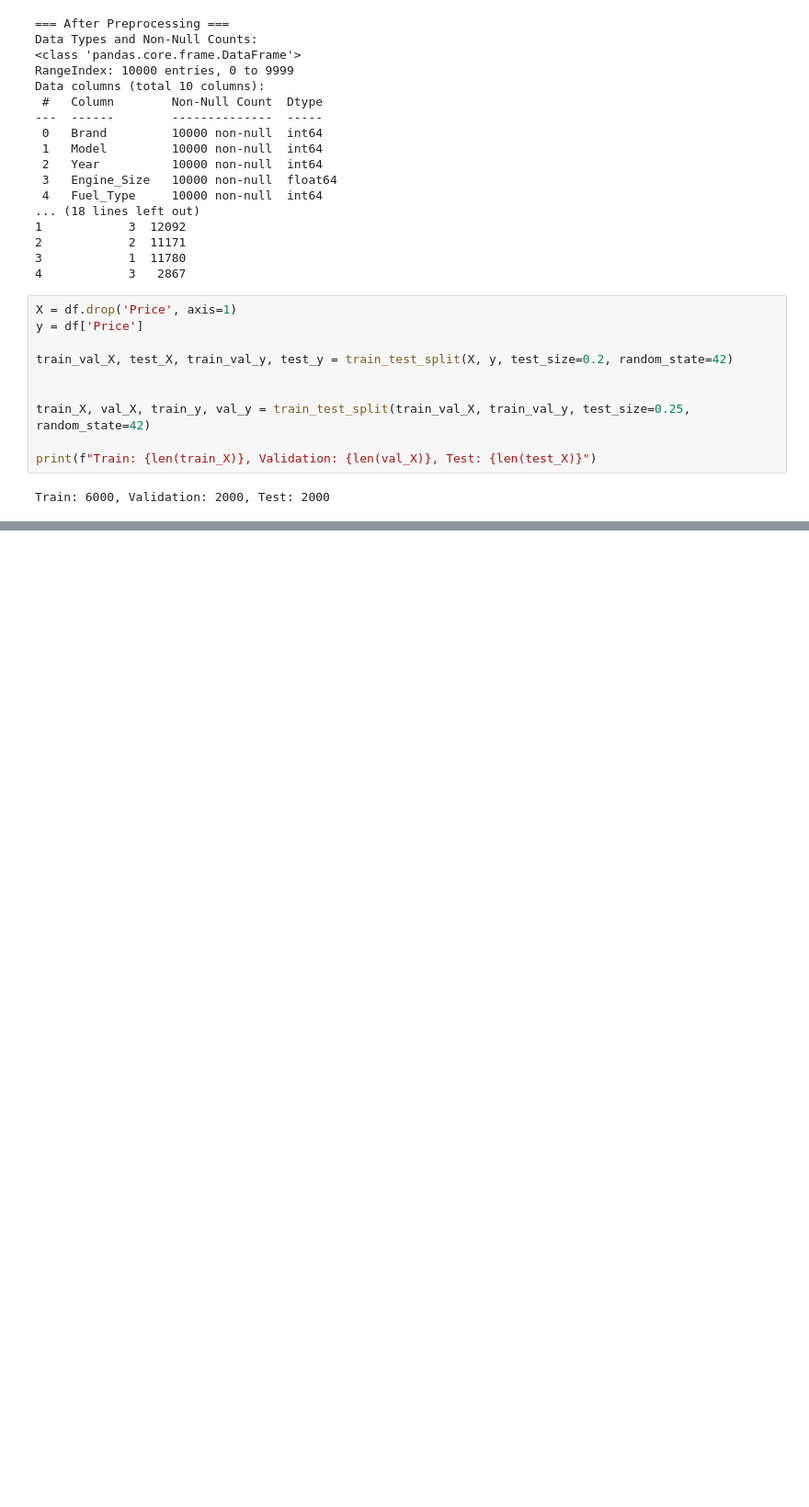
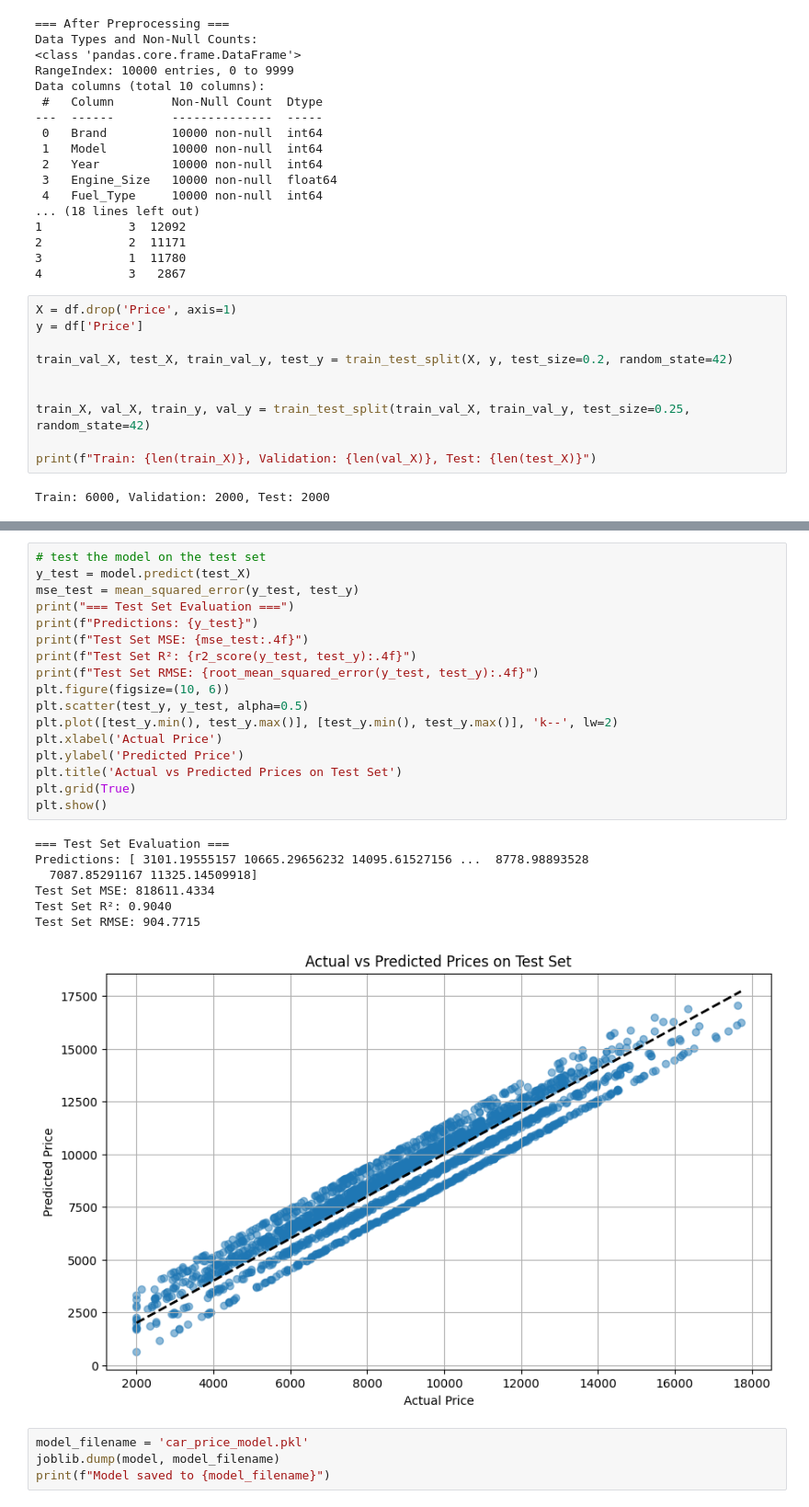
Before and after one commit to lutfialvarop/ML-Predicted-Car, a Jupyter notebook: Regression.ipynb, the cells around one changed output, grey strips where cells are left out. Shown: that part at 92% size. Cells and saved outputs as stored; diff of their text form; blank space fills up the shorter version.

```diff
--- a/Regression.ipynb
+++ b/Regression.ipynb
@@ -171,0 +190,29 @@ Final test R²: 0.9081
+# %%
+# test the model on the test set
+y_test = model.predict(test_X)
+mse_test = mean_squared_error(y_test, test_y)
+print("=== Test Set Evaluation ===")
+print(f"Predictions: {y_test}")
+print(f"Test Set MSE: {mse_test:.4f}")
+print(f"Test Set R²: {r2_score(y_test, test_y):.4f}")
+print(f"Test Set RMSE: {root_mean_squared_error(y_test, test_y):.4f}")
+plt.figure(figsize=(10, 6))
+plt.scatter(test_y, y_test, alpha=0.5)
+plt.plot([test_y.min(), test_y.max()], [test_y.min(), test_y.max()], 'k--', lw=2)
+plt.xlabel('Actual Price')
+plt.ylabel('Predicted Price')
+plt.title('Actual vs Predicted Prices on Test Set')
+plt.grid(True)
+plt.show()
+# %% [output]
+=== Test Set Evaluation ===
+Predictions: [ 3101.19555157 10665.29656232 14095.61527156 ...  8778.98893528
+  7087.85291167 11325.14509918]
+Test Set MSE: 818611.4334
+Test Set R²: 0.9040
+Test Set RMSE: 904.7715
+[figure, added]
+# %%
+model_filename = 'car_price_model.pkl'
+joblib.dump(model, model_filename)
+print(f"Model saved to {model_filename}")
```
Also changed, not shown: parts of 3 cells of this notebook.
